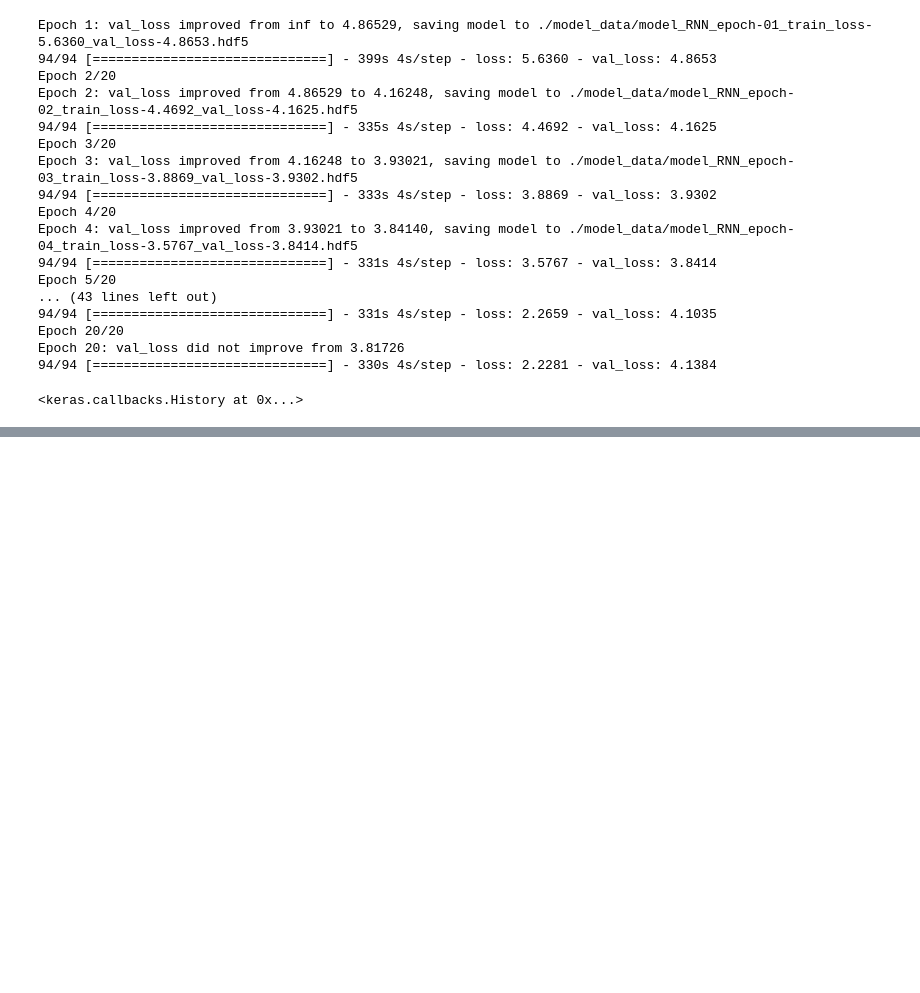
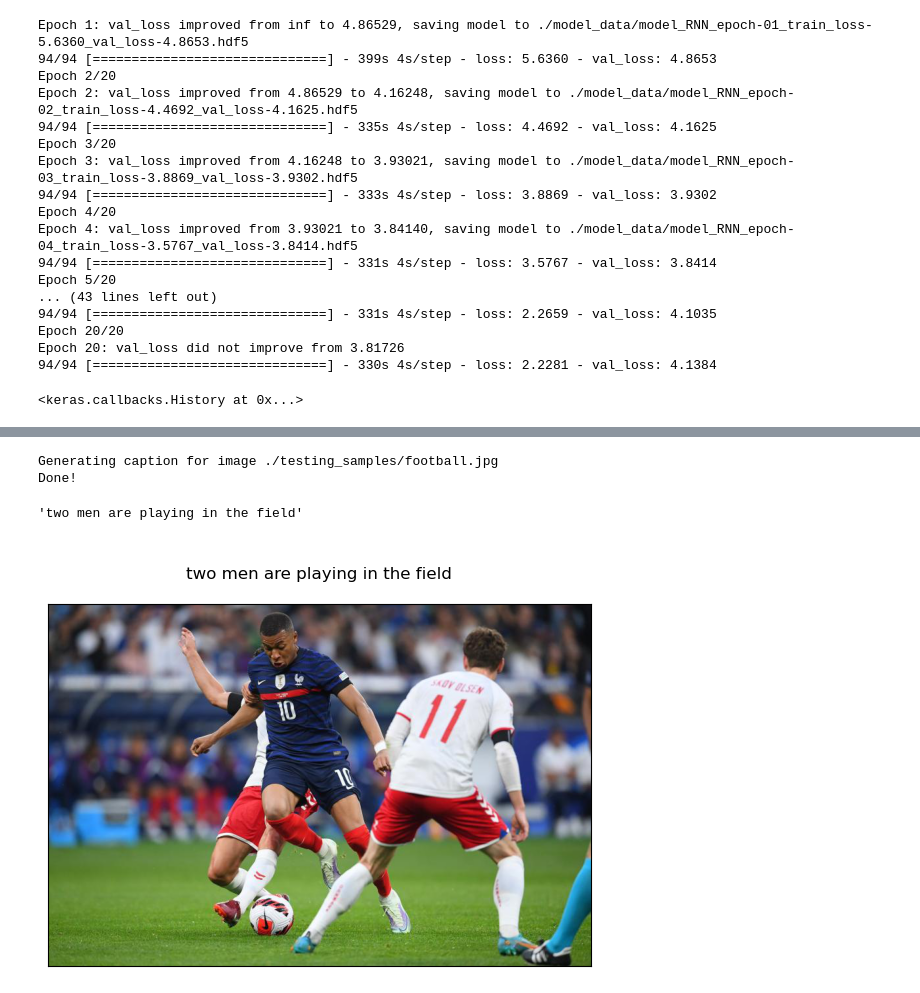
Before and after one commit to arbisahraoui/image-caption, a Jupyter notebook: train_val.ipynb, the cells around one changed output, grey strips where cells are left out. Saved outputs shown, nothing was run; the diff lists cells and outputs as text; code cells hidden in the pictures; blank space fills up the shorter version.

```diff
--- a/train_val.ipynb
+++ b/train_val.ipynb
@@ -133,0 +217,7 @@ Model trained successfully. Running model on validation set for calculating BLEU
+# %%
+plot_result('./testing_samples/football.jpg')
+# %% [output]
+Generating caption for image ./testing_samples/football.jpg
+Done!
+'two men are playing in the field'
+[figure, added]
```
Also changed, not shown: parts of 13 cells of this notebook.
